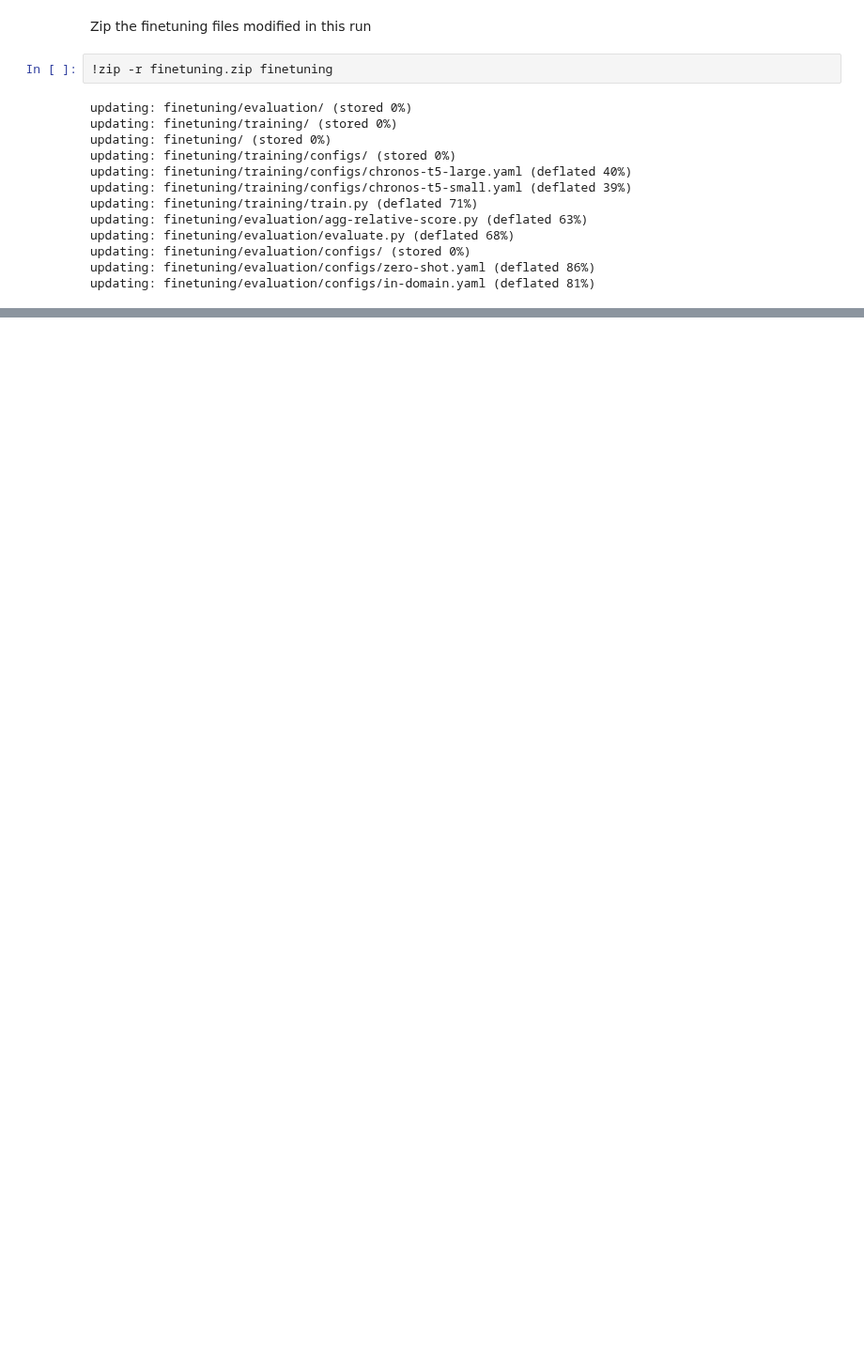
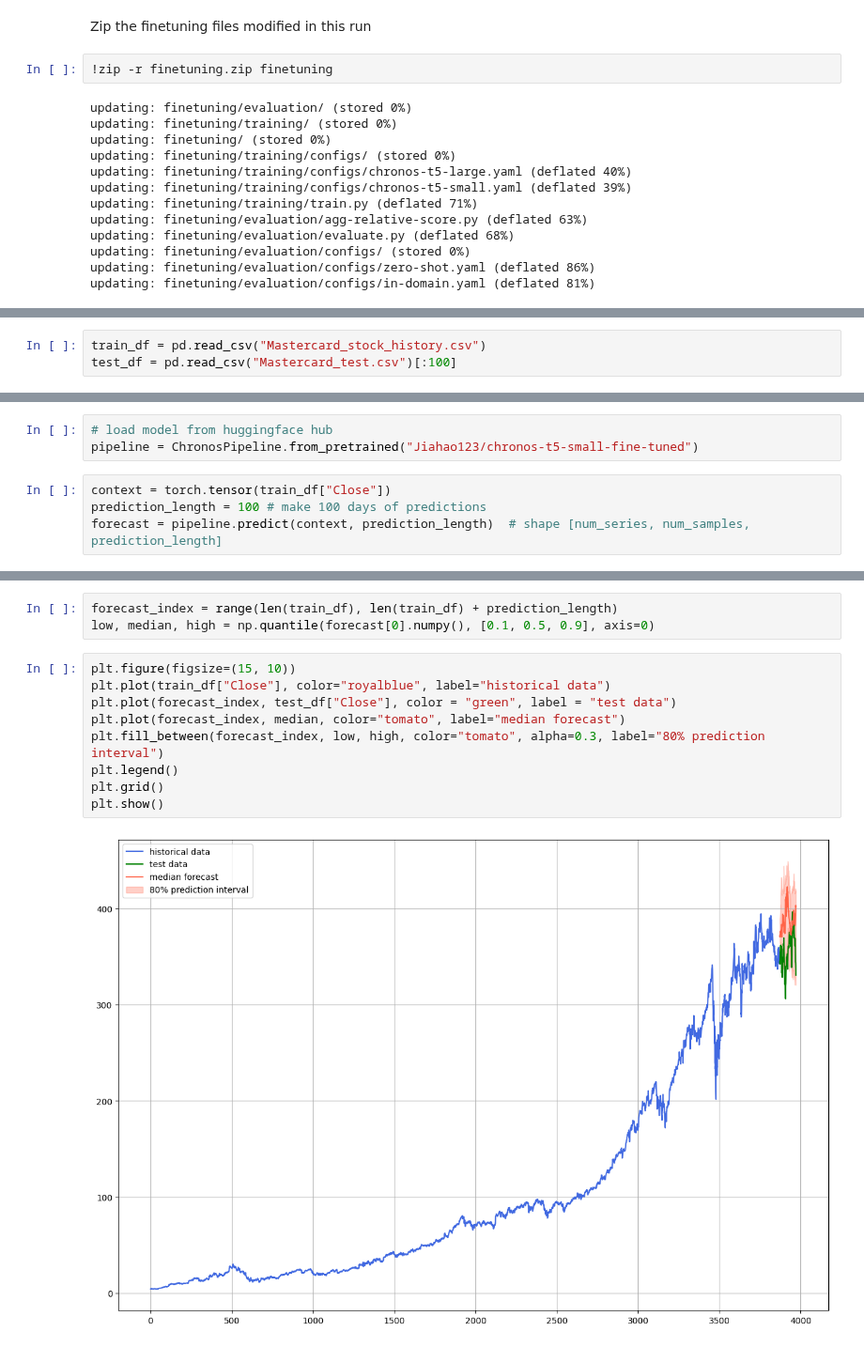
Before and after one commit to yjiahao/time-series-stocks, a Jupyter notebook: finetune_chronos_bolt.ipynb, the cells around one changed output, grey strips where cells are left out. Shown at 94% size. Drawn from its saved outputs; the diff is of its cells as text; blank space fills up the shorter version.

Commit message:
ran finetuning script on amazon/chronos-t5-small

```diff
--- a/finetune_chronos_bolt.ipynb
+++ b/finetune_chronos_bolt.ipynb
@@ -140,0 +177,3 @@ updating: finetuning/evaluation/configs/in-domain.yaml (deflated 81%)
+# %%
+train_df = pd.read_csv("Mastercard_stock_history.csv")
+test_df = pd.read_csv("Mastercard_test.csv")[:100]
@@ -140,0 +189,7 @@ updating: finetuning/evaluation/configs/in-domain.yaml (deflated 81%)
+# %%
+# load model from huggingface hub
+pipeline = ChronosPipeline.from_pretrained("Jiahao123/chronos-t5-small-fine-tuned")
+# %%
+context = torch.tensor(train_df["Close"])
+prediction_length = 100 # make 100 days of predictions
+forecast = pipeline.predict(context, prediction_length)  # shape [num_series, num_samples, prediction_length]
@@ -140,0 +198,14 @@ updating: finetuning/evaluation/configs/in-domain.yaml (deflated 81%)
+# %%
+forecast_index = range(len(train_df), len(train_df) + prediction_length)
+low, median, high = np.quantile(forecast[0].numpy(), [0.1, 0.5, 0.9], axis=0)
+# %%
+plt.figure(figsize=(15, 10))
+plt.plot(train_df["Close"], color="royalblue", label="historical data")
+plt.plot(forecast_index, test_df["Close"], color = "green", label = "test data")
+plt.plot(forecast_index, median, color="tomato", label="median forecast")
+plt.fill_between(forecast_index, low, high, color="tomato", alpha=0.3, label="80% prediction interval")
+plt.legend()
+plt.grid()
+plt.show()
+# %% [output]
+[figure, added]
```
Also changed, not shown: parts of 18 cells of this notebook, 1 other file.
